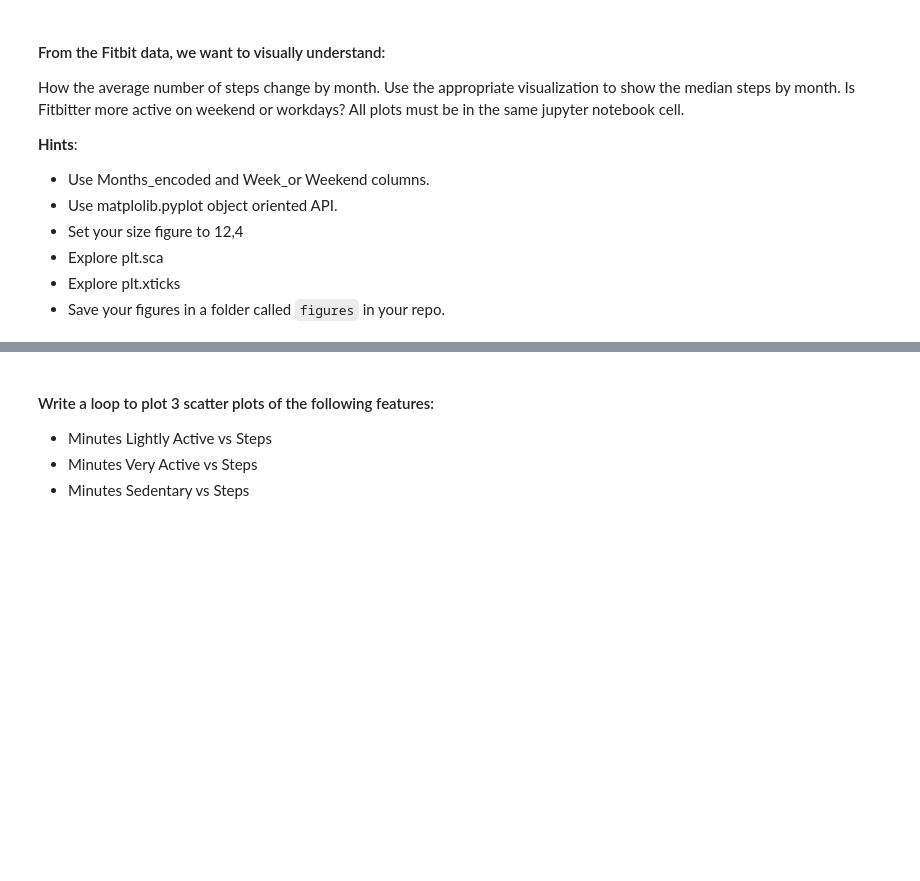
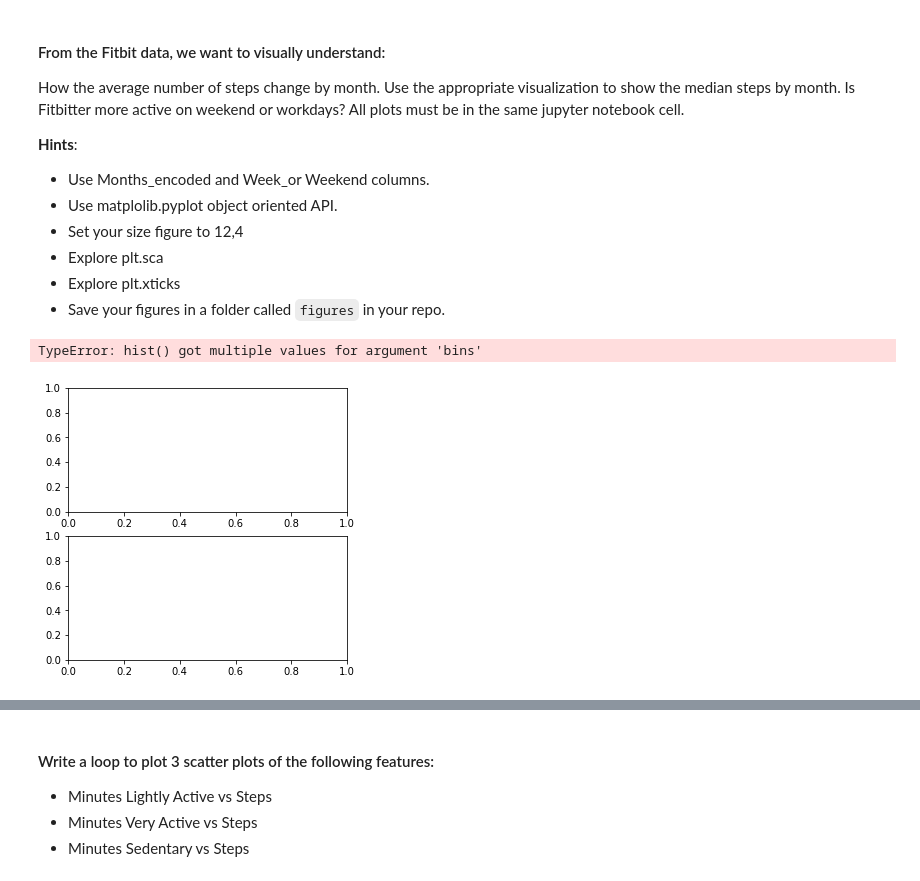
Before and after one commit to montesgrande95/dataptmad1121_labs, a Jupyter notebook: module-2/matplotlib-seaborn/your-code/matplot_seaborn_lab.ipynb, the cells around one changed output, grey strips where cells are left out. Cells and saved outputs as stored; diff of their text form; code cells hidden in the pictures; blank space fills up the shorter version.

```diff
--- a/module-2/matplotlib-seaborn/your-code/matplot_seaborn_lab.ipynb
+++ b/module-2/matplotlib-seaborn/your-code/matplot_seaborn_lab.ipynb
@@ -109,0 +111,5 @@ import os
+# %%
+#os.listdir("./../../../../../IRONHACK_GITHUB/dataptmad1121_labs/module-2/matplotlib-seaborn/data")
+
+fitbit =pd.read_csv("./../../../../../IRONHACK_GITHUB/dataptmad1121_labs/module-2/matplotlib-seaborn/data/fitbit2.csv")
+fitbit.head()
@@ -128,0 +176,13 @@ How the average number of steps change by month. Use the appropriate visualizati
+# %%
+# MEDIAN STEPS BY MONTH_ENCODED
+
+months =["January","february","march","april","may","june","july","august","september","october","november","december"]
+
+figure, axs = plt.subplots(2,1,figsize=(5,5))
+axs[0].hist(fitbit["Months"],fitbit["Steps"], bins = ["January","february","march","april","may","june","july","august","september","october","november","december"] )
+# MEDIAN STEPS BY WORK_OR_WEEKEND
+axs[1].hist(fitbit["Work_or_Weekend"],fitbit['Steps'])
+#COMO VEMOS LOS DATOS ASI NO SON NADA VISIBLES POR LO QUE VAMOS A CREAR VARIBALES DUMMY PARA LOS MESES.
+# %% [output]
+TypeError: hist() got multiple values for argument 'bins'
+[figure, added]
```
Also changed, not shown: parts of 6 cells of this notebook.
